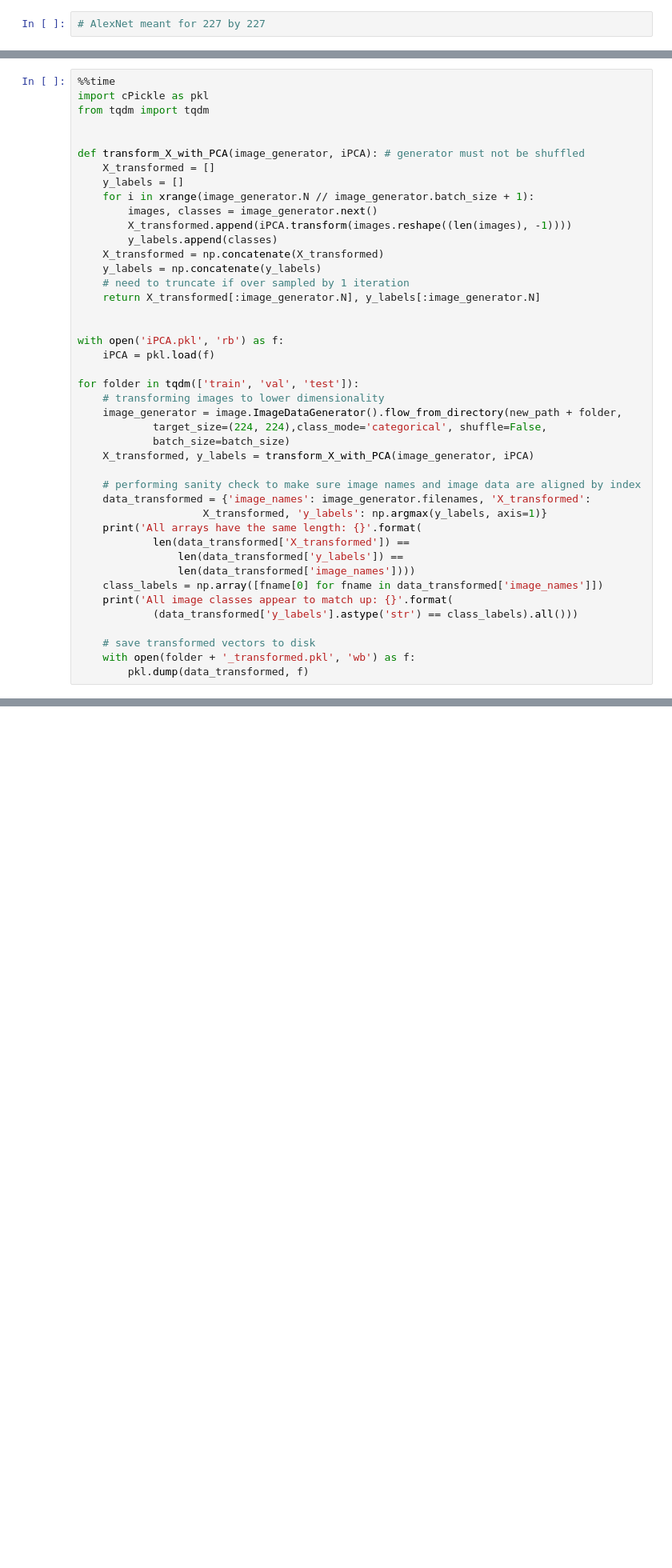
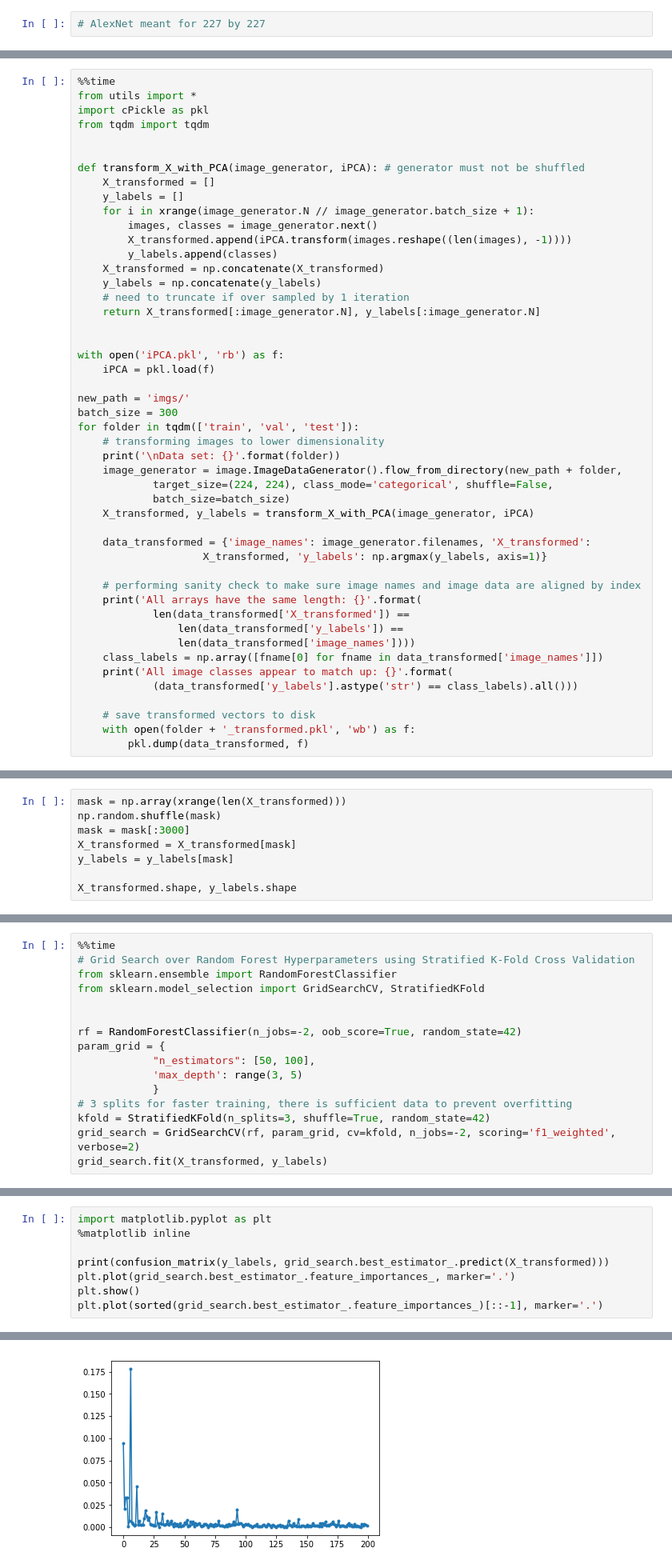
Before and after one commit to eugeneh101/History-And-Application-of-Neural-Networks, a Jupyter notebook: AlexNet.ipynb, the cells around one changed output, grey strips where cells are left out. Shown at 80% size. Drawn from its saved outputs; the diff is of its cells as text; blank space fills up the shorter version.

Commit message:
worked on random forest after PCA

```diff
--- a/AlexNet.ipynb
+++ b/AlexNet.ipynb
@@ -181,5 +166,6 @@ Wall time: 55.2 ms
 # %%
 %%time
+from utils import *
 import cPickle as pkl
 from tqdm import tqdm
 
@@ -200,16 +186,20 @@ def transform_X_with_PCA(image_generator, iPCA): # generator must not be shuffle
 with open('iPCA.pkl', 'rb') as f:
     iPCA = pkl.load(f)
 
+new_path = 'imgs/'
+batch_size = 300
 for folder in tqdm(['train', 'val', 'test']):
     # transforming images to lower dimensionality
+    print('\nData set: {}'.format(folder))
     image_generator = image.ImageDataGenerator().flow_from_directory(new_path + folder,
-            target_size=(224, 224),class_mode='categorical', shuffle=False,
+            target_size=(224, 224), class_mode='categorical', shuffle=False,
             batch_size=batch_size)
     X_transformed, y_labels = transform_X_with_PCA(image_generator, iPCA)
 
-    # performing sanity check to make sure image names and image data are aligned by index
     data_transformed = {'image_names': image_generator.filenames, 'X_transformed':
                     X_transformed, 'y_labels': np.argmax(y_labels, axis=1)}
+
+    # performing sanity check to make sure image names and image data are aligned by index
     print('All arrays have the same length: {}'.format(
             len(data_transformed['X_transformed']) ==
                 len(data_transformed['y_labels']) ==
@@ -261,0 +240,8 @@ plot_ROC(y_val, grid_search.predict_proba(X_val)[:, 1])
+# %%
+mask = np.array(xrange(len(X_transformed)))
+np.random.shuffle(mask)
+mask = mask[:3000]
+X_transformed = X_transformed[mask]
+y_labels = y_labels[mask]
+
+X_transformed.shape, y_labels.shape
@@ -261,0 +250,16 @@ plot_ROC(y_val, grid_search.predict_proba(X_val)[:, 1])
+# %%
+%%time
+# Grid Search over Random Forest Hyperparameters using Stratified K-Fold Cross Validation
+from sklearn.ensemble import RandomForestClassifier
+from sklearn.model_selection import GridSearchCV, StratifiedKFold
+
+
+rf = RandomForestClassifier(n_jobs=-2, oob_score=True, random_state=42)
+param_grid = {
+            "n_estimators": [50, 100],
+            'max_depth': range(3, 5)
+            }
+# 3 splits for faster training, there is sufficient data to prevent overfitting
+kfold = StratifiedKFold(n_splits=3, shuffle=True, random_state=42)
+grid_search = GridSearchCV(rf, param_grid, cv=kfold, n_jobs=-2, scoring='f1_weighted', verbose=2)
+grid_search.fit(X_transformed, y_labels)
@@ -261,0 +323,9 @@ plot_ROC(y_val, grid_search.predict_proba(X_val)[:, 1])
+# %%
+import matplotlib.pyplot as plt
+%matplotlib inline
+
+print(confusion_matrix(y_labels, grid_search.best_estimator_.predict(X_transformed)))
+plt.plot(grid_search.best_estimator_.feature_importances_, marker='.')
+plt.show()
+plt.plot(sorted(grid_search.best_estimator_.feature_importances_)[::-1], marker='.')
+# %% [output]
@@ -261,0 +335 @@ plot_ROC(y_val, grid_search.predict_proba(X_val)[:, 1])
+[figure, added]
```
Also changed, not shown: parts of 14 cells of this notebook, 1 other file.
